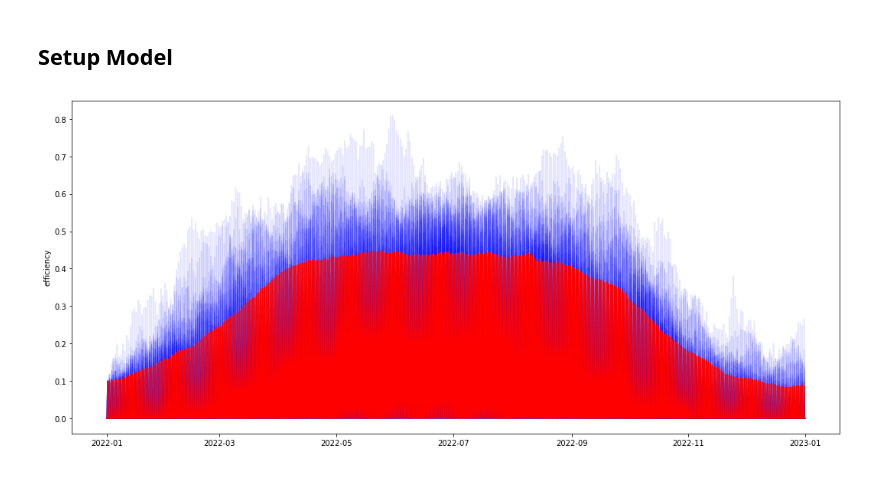
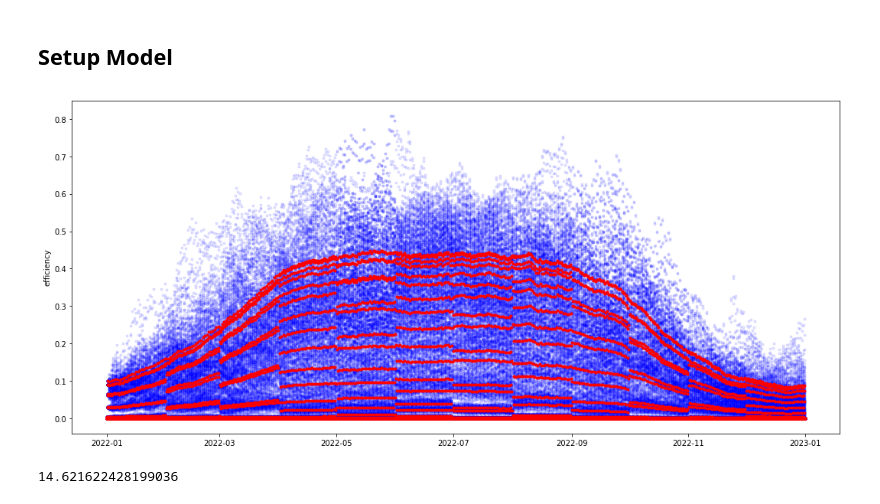
Before and after one commit to pikki622/RiVaPy, a Jupyter notebook: notebooks/models/calibration_residual_demand_model.ipynb, the cells around one changed output. Saved outputs shown, nothing was run; the diff lists cells and outputs as text; code cells hidden in the pictures.

```diff
--- a/notebooks/models/calibration_residual_demand_model.ipynb
+++ b/notebooks/models/calibration_residual_demand_model.ipynb
@@ -0,0 +94,7 @@
+# %%
+class CosinusSeasonality:
+    def __init__(self, x: np.ndarray = np.array([0,1,0,1,0])):
+        self.x = x
+
+    def __call__(self, x):
+        return self.x[0]*np.cos(2*np.pi*x+self.x[1]) + self.x[2]*np.cos(4*np.pi*x+self.x[3]) + self.x[4]
@@ -131,9 +296,7 @@ ou_model.calibrate(wind_onshore['des_logit_efficiency'].values,dt=1.0/(24.0*365.
-# %%
-onshore_model = rdm.WindPowerModel(ou_model, pf_target)
 # %%
-n_sims = 100
+n_sims = 1000
 np.random.seed(42)
-tg = DateTimeGrid(start=dt.datetime(2022,1,1), end=dt.datetime(2023,1,1), freq='1H')
+tg = DateTimeGrid(start=dt.datetime(2022,1,1), end=dt.datetime(2024,1,1), freq='1H')
 rnd = np.random.normal(size=(tg.shape[0], n_sims))
 onshore_simulated = onshore_model.simulate(tg, start_value=0.5, rnd=rnd)
 # %%
@@ -258,8 +442,12 @@ solar_simulated = solar_model.simulate(tg, start_value=0.1, rnd=rnd)
 # %%
 plt.figure(figsize=(18,8))
 for i in range(30):
-    plt.plot(tg.dates, solar_simulated[:,i],'-b', alpha=0.1)
-plt.plot(tg.dates, solar_simulated.mean(axis=1), '-r', label='mean')
+    plt.plot(tg.dates, solar_simulated[:,i],'.b', alpha=0.1)
+plt.plot(tg.dates, solar_simulated.mean(axis=1), '.r', label='mean')
 plt.ylabel('efficiency');
 # %% [output]
-[figure, old version]
+[figure, new version]
+# %%
+v
+# %% [output]
+14.621622428199036
```
Also changed, not shown: parts of 35 cells of this notebook.
